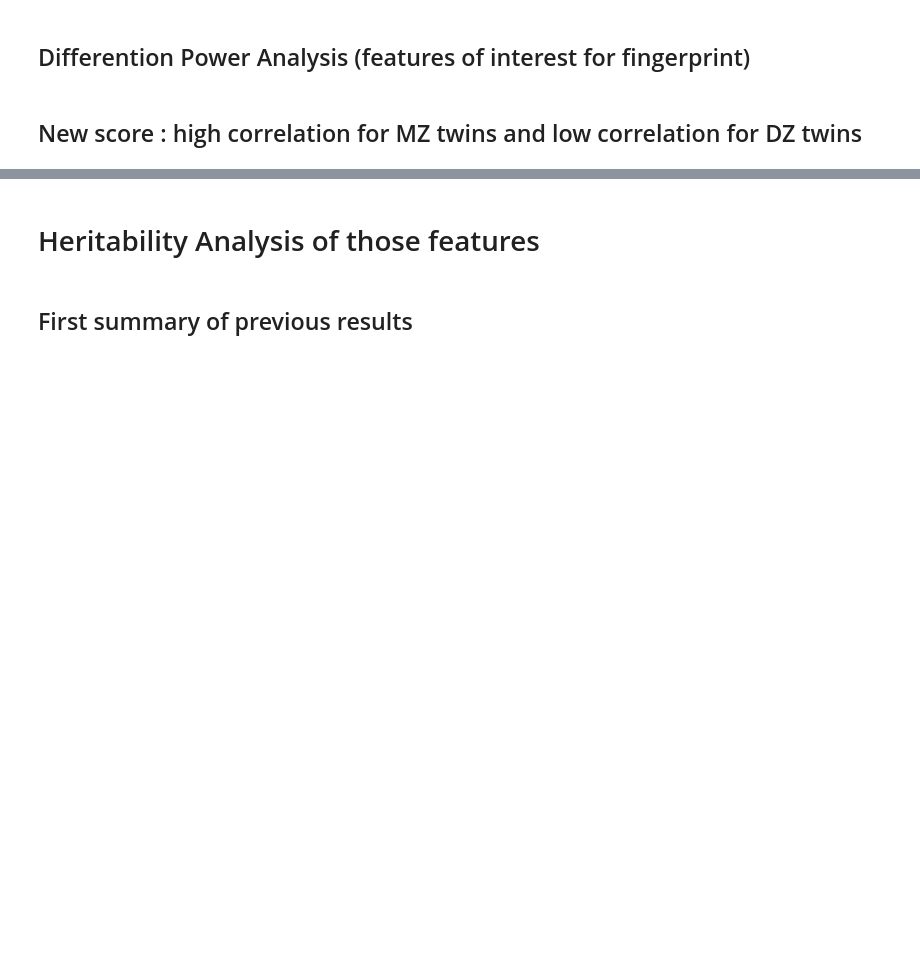
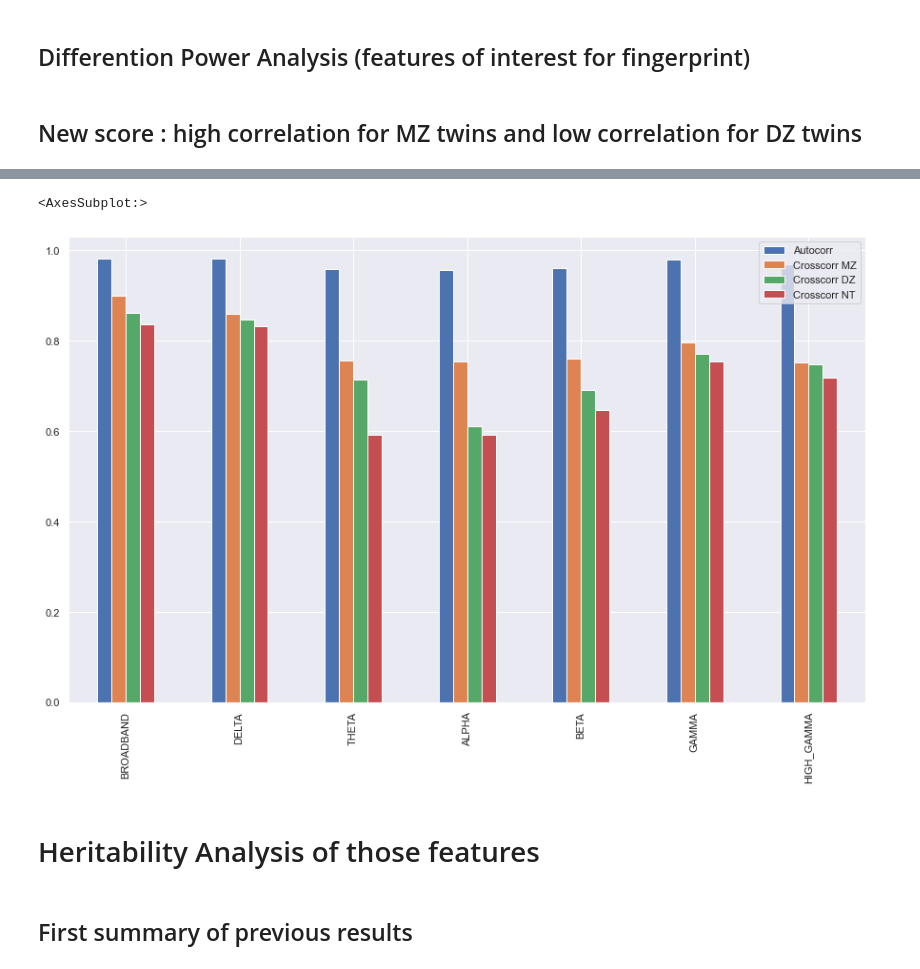
Before and after one commit to Epideixx/Fingerprints_Twins, a Jupyter notebook: PSD_processing.ipynb, the cells around one changed output, grey strips where cells are left out. Drawn from its saved outputs; the diff is of its cells as text; code cells hidden in the pictures; blank space fills up the shorter version.

```diff
--- a/PSD_processing.ipynb
+++ b/PSD_processing.ipynb
@@ -1,5 +1,6 @@
 # %%
 # Frequency bands
+BROADBAND = (0.0, 150.0)
 DELTA = (0.0, 4.0)
 THETA = (4.0, 8.0)
 ALPHA = (8.0, 13.0)
@@ -504,11 +565,7 @@ Accuracy prediction for DZ twin :  0.0
 # %%
 df = []
 
-corr_subjects = corr_multi_subjects(record_A, record_B, plot = False)
-auto_acc, cross_MZ_acc, cross_DZ_acc = eval_accuracy(corr_subjects)
-df.append([auto_acc, cross_MZ_acc, cross_DZ_acc])
-
-for band in [DELTA, THETA, ALPHA, BETA, GAMMA, HIGH_GAMMA] :
+for band in [BROADBAND, DELTA, THETA, ALPHA, BETA, GAMMA, HIGH_GAMMA] :
     columns_band_freq = [c for c in record_A.columns if float(re.search("[0-9]+\.[0-9]*", c).group(0)) >= band[0] and float(re.search("[0-9]+\.[0-9]*", c).group(0)) <= band[1]]
     record_A_band_freq = record_A[columns_band_freq]
     record_B_band_freq = record_B[columns_band_freq]
@@ -542,3 +599,29 @@ df.plot(kind = 'bar', figsize = (15, 9))
 ## Differention Power Analysis (features of interest for fingerprint)
 # %% [markdown]
 ## New score : high correlation for MZ twins and low correlation for DZ twins
+# %%
+def eval_correlations(corr_MZ, corr_DZ, corr_NT):
+    """
+    Note : corr_MZ and corr_DZ have to be ordered such that twins always are one next to each other
+    """
+
+    # Autocorrelation
+    autocorr_MZ = corr_MZ.to_numpy().diagonal()
+    autocorr_DZ = corr_DZ.to_numpy().diagonal()
+    autocorr_NT = corr_NT.to_numpy().diagonal()
+
+    autocorr = np.concatenate([autocorr_MZ, autocorr_DZ, autocorr_NT])
+    autocorr_moy = np.mean(autocorr)
+
+    # Cross correlation
+    cross_corr_MZ = np.concatenate([[corr_MZ.to_numpy()[i, i+1], corr_MZ.to_numpy()[i+1, i]] for i in range(0, len(corr_MZ), 2)])
+    cross_corr_DZ = np.concatenate([[corr_DZ.to_numpy()[i, i+1], corr_DZ.to_numpy()[i+1, i]] for i in range(0, len(corr_DZ), 2)])
+    cross_corr_NT = np.concatenate([[corr_NT.to_numpy()[i, i+1], corr_NT.to_numpy()[i+1, i]] for i in range(0, len(corr_NT)//2 * 2, 2)])
+    if len(corr_NT) % 2 != 0:
+        cross_corr_NT = np.concatenate([cross_corr_NT, [corr_NT.to_numpy()[-1, -2]]])
+
+    cross_corr_MZ_moy = np.mean(cross_corr_MZ)
+    cross_corr_DZ_moy = np.mean(cross_corr_DZ)
+    cross_corr_NT_moy = np.mean(cross_corr_NT)
+
+    return autocorr_moy, cross_corr_MZ_moy, cross_corr_DZ_moy, cross_corr_NT_moy
@@ -545,3 +682,8 @@ df.plot(kind = 'bar', figsize = (15, 9))
+# %%
+df.plot(kind = 'bar', figsize = (15, 9))
+# %% [output]
+<AxesSubplot:>
+[figure, added]
 # %% [markdown]
 # Heritability Analysis of those features
 # %% [markdown]
```
Also changed, not shown: parts of 31 cells of this notebook.
